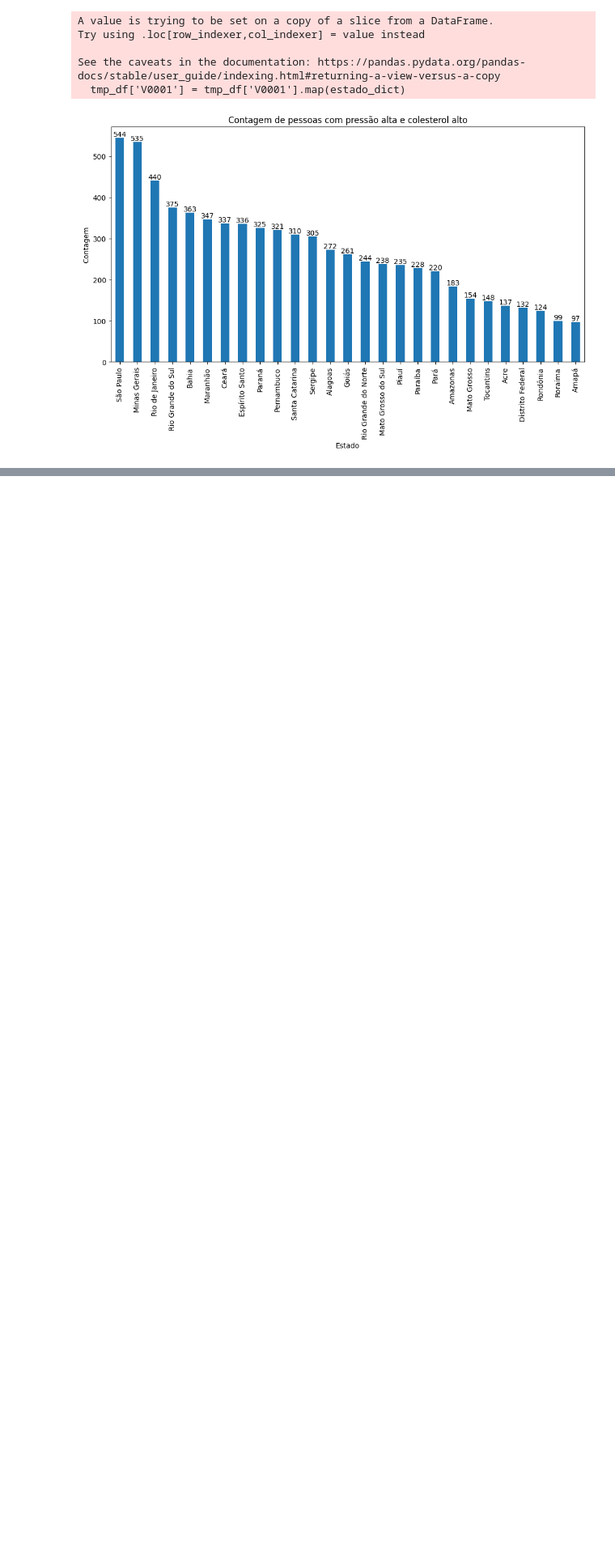
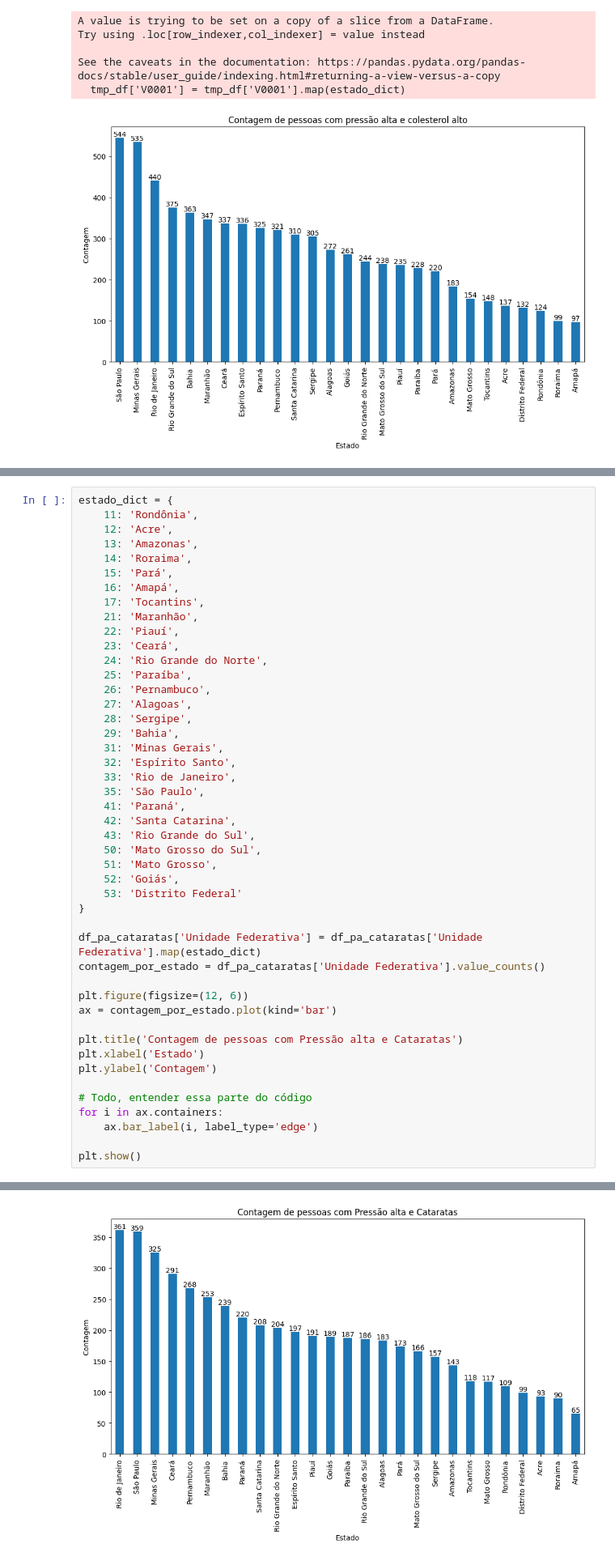
Before and after one commit to claudiogpt/MIN_DADOS_ZARATE_02_2024, a Jupyter notebook: Zarate.ipynb, the cells around one changed output, grey strips where cells are left out. Shown at 81% size. Drawn from its saved outputs; the diff is of its cells as text; blank space fills up the shorter version.

```diff
--- a/Zarate.ipynb
+++ b/Zarate.ipynb
@@ -255,0 +283,47 @@ See the caveats in the documentation: https://pandas.pydata.org/pandas-docs/stab
+# %%
+estado_dict = {
+    11: 'Rondônia',
+    12: 'Acre',
+    13: 'Amazonas',
+    14: 'Roraima',
+    15: 'Pará',
+    16: 'Amapá',
+    17: 'Tocantins',
+    21: 'Maranhão',
+    22: 'Piauí',
+    23: 'Ceará',
+    24: 'Rio Grande do Norte',
+    25: 'Paraíba',
+    26: 'Pernambuco',
+    27: 'Alagoas',
+    28: 'Sergipe',
+    29: 'Bahia',
+    31: 'Minas Gerais',
+    32: 'Espírito Santo',
+    33: 'Rio de Janeiro',
+    35: 'São Paulo',
+    41: 'Paraná',
+    42: 'Santa Catarina',
+    43: 'Rio Grande do Sul',
+    50: 'Mato Grosso do Sul',
+    51: 'Mato Grosso',
+    52: 'Goiás',
+    53: 'Distrito Federal'
+}
+
+df_pa_cataratas['Unidade Federativa'] = df_pa_cataratas['Unidade Federativa'].map(estado_dict)
+contagem_por_estado = df_pa_cataratas['Unidade Federativa'].value_counts()
+
+plt.figure(figsize=(12, 6))
+ax = contagem_por_estado.plot(kind='bar')
+
+plt.title('Contagem de pessoas com Pressão alta e Cataratas')
+plt.xlabel('Estado')
+plt.ylabel('Contagem')
+
+# Todo, entender essa parte do código
+for i in ax.containers:
+    ax.bar_label(i, label_type='edge')
+
+plt.show()
+# %% [output]
@@ -255,0 +335 @@ See the caveats in the documentation: https://pandas.pydata.org/pandas-docs/stab
+[figure, added]
```
Also changed, not shown: parts of 14 cells of this notebook, 5 other files.
